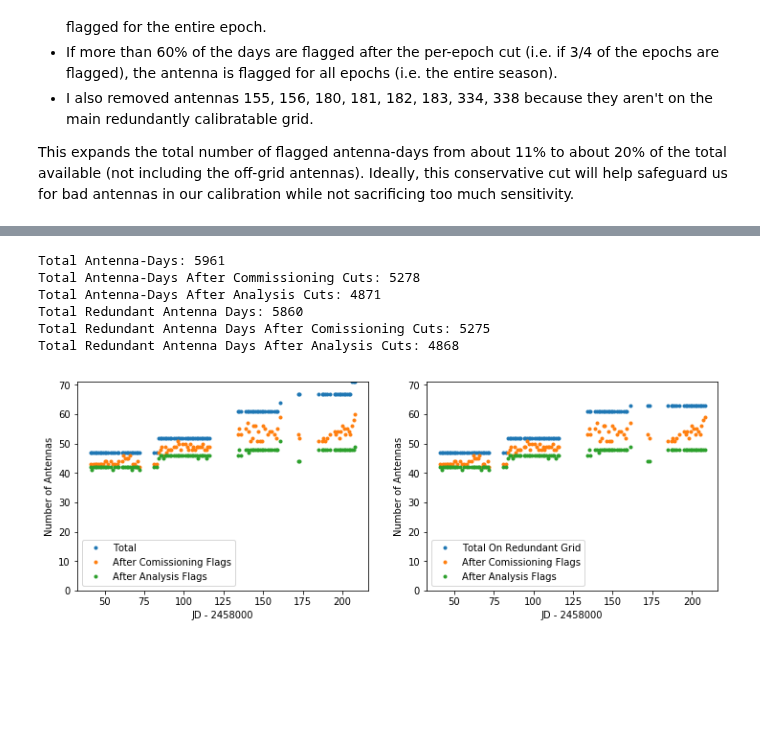
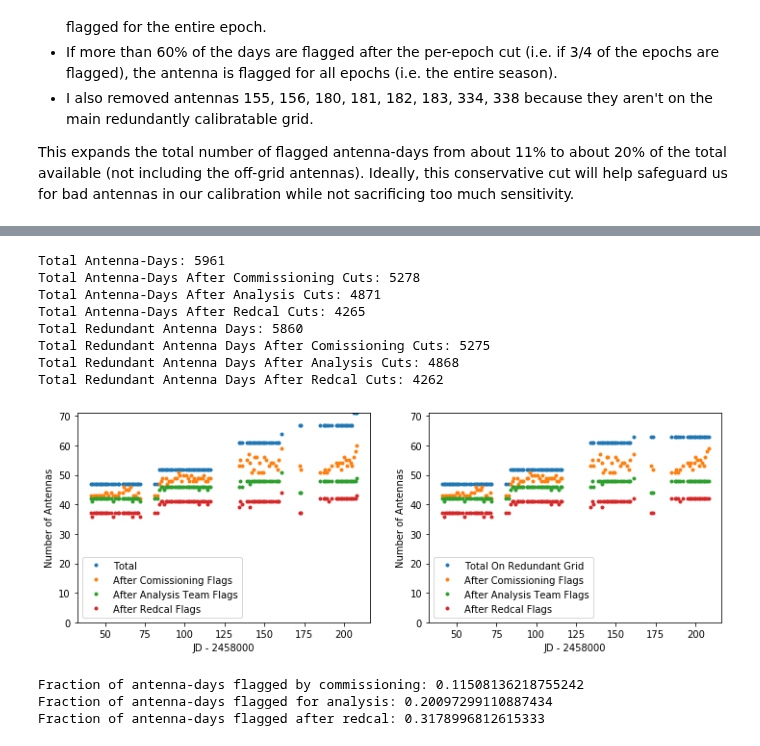
Before and after one commit to HERA-Team/hera_opm, a Jupyter notebook: pipelines/h1c/idr3/v1/Bad_Ants.ipynb, the cells around one changed output, grey strips where cells are left out. Cells and saved outputs as stored; diff of their text form; code cells hidden in the pictures; blank space fills up the shorter version.

Commit message:
Update Bad_Ants.ipynb to include redcal flaging
See https://github.com/HERA-Team/hera_sandbox/blob/master/jsd/IDR3_badants/IDR3_Bad_Ants.ipynb for more detail

```diff
--- a/pipelines/h1c/idr3/v1/Bad_Ants.ipynb
+++ b/pipelines/h1c/idr3/v1/Bad_Ants.ipynb
@@ -22,7 +30,7 @@ from copy import deepcopy
 with open('HERA_observing_log - IDR3.csv') as csvfile:
     reader = csv.DictReader(csvfile)
     bad_ants, Nants, all_ants = odict(), odict(), odict()
-    reader.next()
+    next(reader)
     for row in reader:
         if row['IDR3 good'] == 'TRUE':
             bad_ants[int(row['Julian'])] = [int(ant) for ant in row['Bad Antennas'].split(',')]
@@ -30,7 +38,7 @@ with open('HERA_observing_log - IDR3.csv') as csvfile:
             Nants[int(row['Julian'])] = int(row['Nants'])
 
 all_bad_ants = sorted(set([ant for ants in bad_ants.values() for ant in ants]))
-days = np.array(bad_ants.keys())
+days = np.array(list(bad_ants.keys()))
 good_days = len(bad_ants)
 bad_days_by_ant = {ant: np.array([ant in bad_ants[day] for day in bad_ants.keys()]) for ant in all_bad_ants}
 # %%
@@ -60,41 +119,73 @@ for ant in final_flags:
+# %%
+final_flags = deepcopy(analysis_flags)
+for ant in verdicts:
+    if 'Completely' in verdicts[ant]:
+        final_flags[ant][:] = True
+    if 'Epoch' in verdicts[ant]:
+        for n, day_slice in zip(['1', '2', '3', '4'], day_slices):
+            if n in verdicts[ant]:
+                final_flags[ant][day_slice] = 1.0
+    if '245' in verdicts[ant]:
+        for ss in verdicts[ant].split(' '):
+            try:
+                indices = np.array([jd == int(ss) for jd in days])
+                final_flags[ant][indices] = 1.0
+            except:
+                pass
 # %%
-ant_days = Nants.values()
+ant_days = list(Nants.values())
 ant_days_comm = [len([ant for ant in all_ants[day] if ant not in bad_ants[day]]) for day in days]
-ant_days_analysis = [len([ant for ant in all_ants[day] if (not final_flags.has_key(ant) or not final_flags[ant][n])]) for n,day in enumerate(days)]
+ant_days_analysis = [len([ant for ant in all_ants[day] if (not ant in analysis_flags or not analysis_flags[ant][n])]) for n,day in enumerate(days)]
+ant_days_final = [len([ant for ant in all_ants[day] if (not ant in final_flags or not final_flags[ant][n])]) for n,day in enumerate(days)]
 red_ant_days = [len([ant for ant in all_ants[day] if ant not in not_red]) for day in days]
 red_ant_days_comm = [len([ant for ant in all_ants[day] if ant not in not_red and ant not in bad_ants[day]]) for day in days]
-red_ant_days_analysis = [len([ant for ant in all_ants[day] if (ant not in not_red) and (not final_flags.has_key(ant) or not final_flags[ant][n])]) for n,day in enumerate(days)]
+red_ant_days_analysis = [len([ant for ant in all_ants[day] if (ant not in not_red) and (not ant in analysis_flags or not analysis_flags[ant][n])]) for n,day in enumerate(days)]
+red_ant_days_final = [len([ant for ant in all_ants[day] if (ant not in not_red) and (not ant in final_flags or not final_flags[ant][n])]) for n,day in enumerate(days)]
 
-print 'Total Antenna-Days:', np.sum(ant_days)
-print 'Total Antenna-Days After Commissioning Cuts:', np.sum(ant_days_comm)
-print 'Total Antenna-Days After Analysis Cuts:', np.sum(ant_days_analysis)
-print 'Total Redundant Antenna Days:', np.sum(red_ant_days)
-print 'Total Redundant Antenna Days After Comissioning Cuts:', np.sum(red_ant_days_comm)
-print 'Total Redundant Antenna Days After Analysis Cuts:', np.sum(red_ant_days_analysis)
+print('Total Antenna-Days:', np.sum(ant_days))
+print('Total Antenna-Days After Commissioning Cuts:', np.sum(ant_days_comm))
+print('Total Antenna-Days After Analysis Cuts:', np.sum(ant_days_analysis))
+print('Total Antenna-Days After Redcal Cuts:', np.sum(ant_days_final))
+print('Total Redundant Antenna Days:', np.sum(red_ant_days))
+print('Total Redundant Antenna Days After Comissioning Cuts:', np.sum(red_ant_days_comm))
+print('Total Redundant Antenna Days After Analysis Cuts:', np.sum(red_ant_days_analysis))
+print('Total Redundant Antenna Days After Redcal Cuts:', np.sum(red_ant_days_final))
 
 plt.figure(figsize=(12,4))
 plt.subplot(121)
 plt.plot(days - 2458000, ant_days,'.', label='Total')
 plt.plot(days - 2458000, ant_days_comm,'.', label='After Comissioning Flags')
-plt.plot(days - 2458000, ant_days_analysis,'.', label='After Analysis Flags')
+plt.plot(days - 2458000, ant_days_analysis,'.', label='After Analysis Team Flags')
+plt.plot(days - 2458000, ant_days_final,'.', label='After Redcal Flags')
 plt.xlabel('JD - 2458000')
 plt.ylim([0,np.max(ant_days)])
 plt.ylabel('Number of Antennas')
 plt.legend()
 
 plt.subplot(122)
 plt.plot(days - 2458000, red_ant_days,'.', label='Total On Redundant Grid')
 plt.plot(days - 2458000, red_ant_days_comm,'.', label='After Comissioning Flags')
-plt.plot(days - 2458000, red_ant_days_analysis,'.', label='After Analysis Flags')
+plt.plot(days - 2458000, red_ant_days_analysis,'.', label='After Analysis Team Flags')
+plt.plot(days - 2458000, red_ant_days_final,'.', label='After Redcal Flags')
 plt.xlabel('JD - 2458000')
 plt.ylim([0,np.max(ant_days)])
 plt.ylabel('Number of Antennas')
 plt.legend();
 # %% [output]
 Total Antenna-Days: 5961
 Total Antenna-Days After Commissioning Cuts: 5278
 Total Antenna-Days After Analysis Cuts: 4871
+Total Antenna-Days After Redcal Cuts: 4265
 Total Redundant Antenna Days: 5860
 Total Redundant Antenna Days After Comissioning Cuts: 5275
 Total Redundant Antenna Days After Analysis Cuts: 4868
+Total Redundant Antenna Days After Redcal Cuts: 4262
-[figure, old version]
+[figure, new version]
+# %%
+print('Fraction of antenna-days flagged by commissioning:', np.sum(list(bad_days_by_ant.values())) * 1.0 / np.sum(list(Nants.values())))
+print('Fraction of antenna-days flagged for analysis:', np.sum(list(analysis_flags.values())) * 1.0 / np.sum(list(Nants.values())))
+print('Fraction of antenna-days flagged after redcal:', np.sum(list(final_flags.values())) * 1.0 / np.sum(list(Nants.values())))
+# %% [output]
+Fraction of antenna-days flagged by commissioning: 0.11508136218755242
+Fraction of antenna-days flagged for analysis: 0.20097299110887434
+Fraction of antenna-days flagged after redcal: 0.3178996812615333
```
Also changed, not shown: parts of 13 cells of this notebook.
